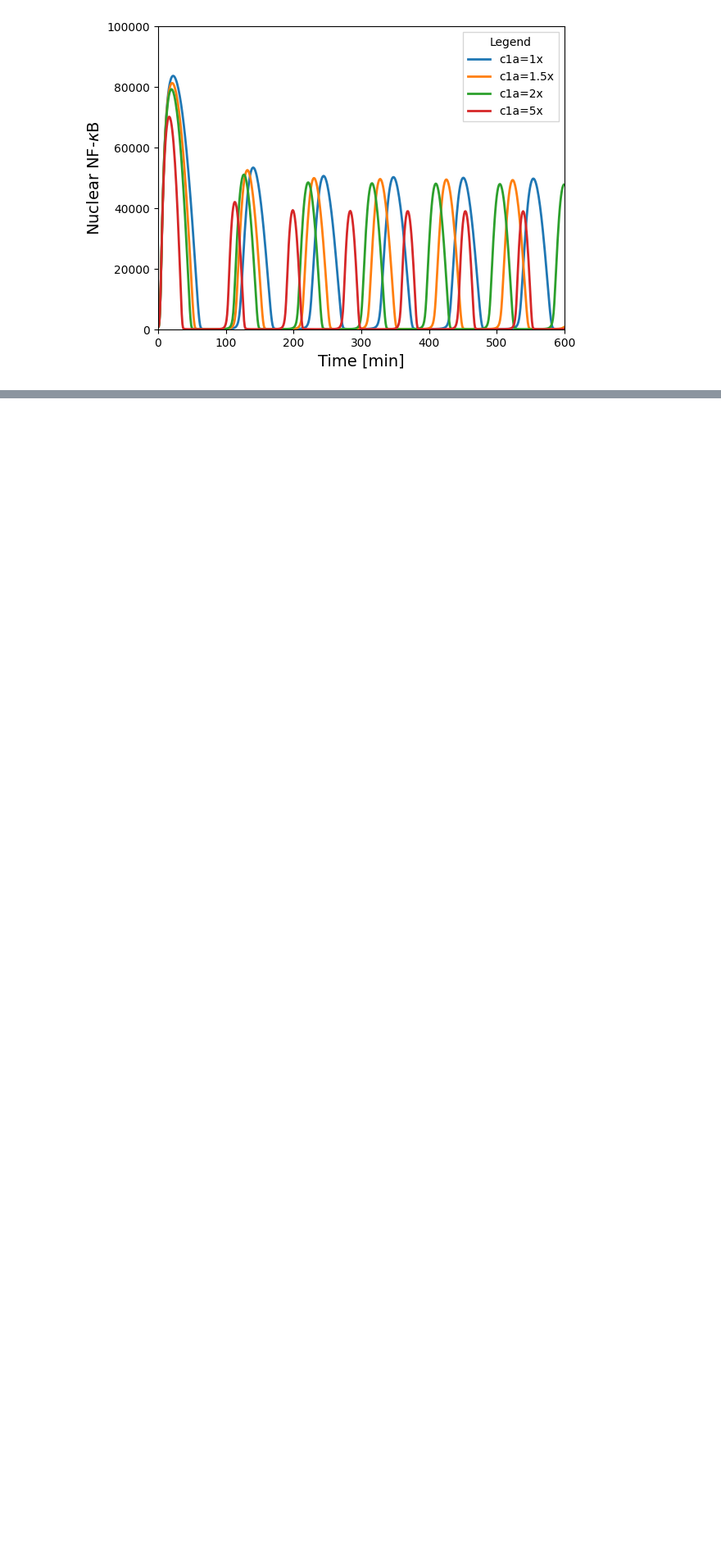
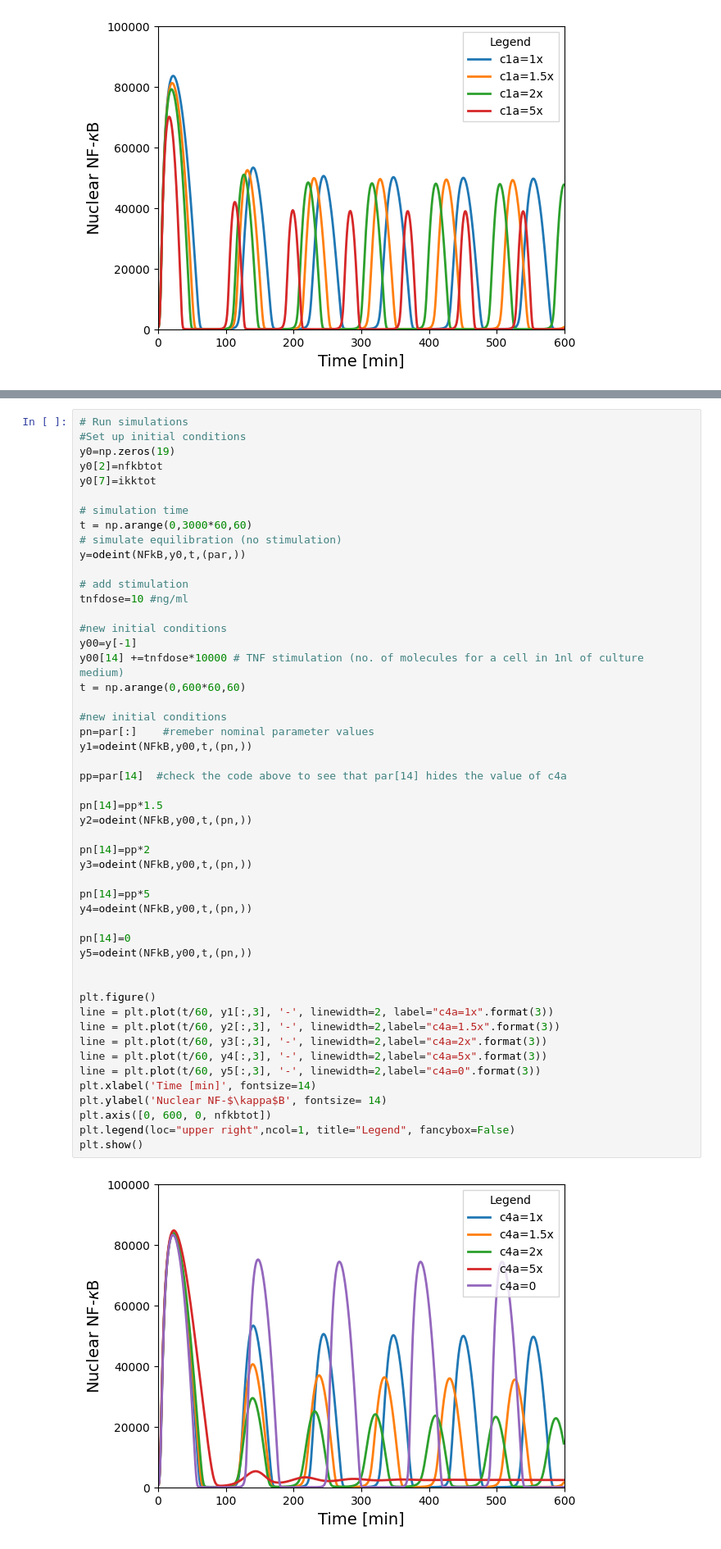
Before and after one commit to MeetHindocha/NfKB-Modelling, a Jupyter notebook: NFkB_Modelling.ipynb, the cells around one changed output, grey strips where cells are left out. Shown at 82% size. Drawn from its saved outputs; the diff is of its cells as text; blank space fills up the shorter version.

```diff
--- a/NFkB_Modelling.ipynb
+++ b/NFkB_Modelling.ipynb
@@ -321,0 +409,52 @@ plt.show()
+# %%
+# Run simulations
+#Set up initial conditions
+y0=np.zeros(19)
+y0[2]=nfkbtot
+y0[7]=ikktot
+
+# simulation time
+t = np.arange(0,3000*60,60)
+# simulate equilibration (no stimulation)
+y=odeint(NFkB,y0,t,(par,))
+
+# add stimulation
+tnfdose=10 #ng/ml
+
+#new initial conditions
+y00=y[-1]
+y00[14] +=tnfdose*10000 # TNF stimulation (no. of molecules for a cell in 1nl of culture medium)
+t = np.arange(0,600*60,60)
+
+#new initial conditions
+pn=par[:]    #remeber nominal parameter values
+y1=odeint(NFkB,y00,t,(pn,))
+
+pp=par[14]  #check the code above to see that par[14] hides the value of c4a
+
+pn[14]=pp*1.5
+y2=odeint(NFkB,y00,t,(pn,))
+
+pn[14]=pp*2
+y3=odeint(NFkB,y00,t,(pn,))
+
+pn[14]=pp*5
+y4=odeint(NFkB,y00,t,(pn,))
+
+pn[14]=0
+y5=odeint(NFkB,y00,t,(pn,))
+
+
+plt.figure()
+line = plt.plot(t/60, y1[:,3], '-', linewidth=2, label="c4a=1x".format(3))
+line = plt.plot(t/60, y2[:,3], '-', linewidth=2,label="c4a=1.5x".format(3))
+line = plt.plot(t/60, y3[:,3], '-', linewidth=2,label="c4a=2x".format(3))
+line = plt.plot(t/60, y4[:,3], '-', linewidth=2,label="c4a=5x".format(3))
+line = plt.plot(t/60, y5[:,3], '-', linewidth=2,label="c4a=0".format(3))
+plt.xlabel('Time [min]', fontsize=14)
+plt.ylabel('Nuclear NF-$\kappa$B', fontsize= 14)
+plt.axis([0, 600, 0, nfkbtot])
+plt.legend(loc="upper right",ncol=1, title="Legend", fancybox=False)
+plt.show()
+# %% [output]
+[figure, added]
```
Also changed, not shown: parts of 5 cells of this notebook.
